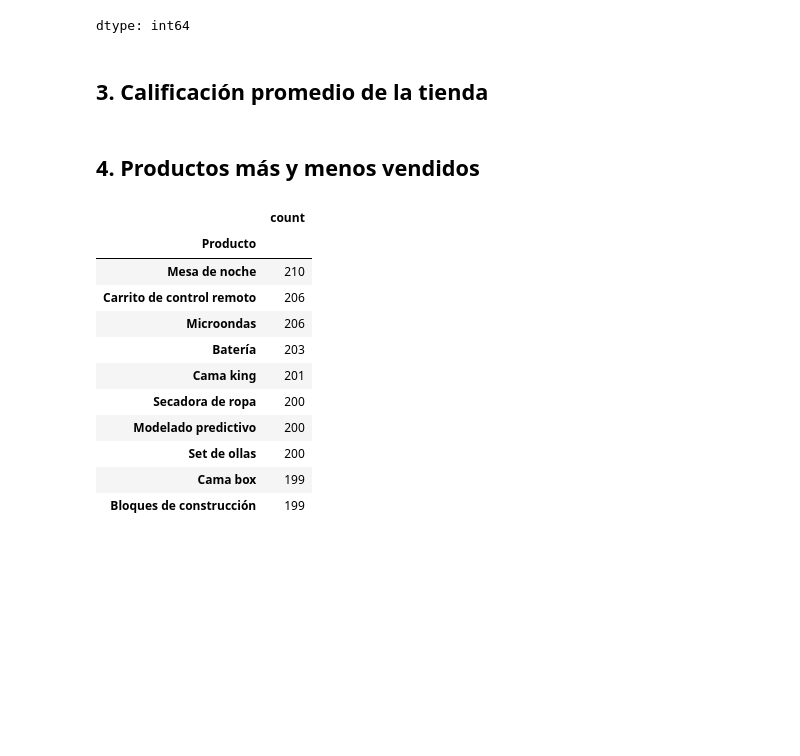
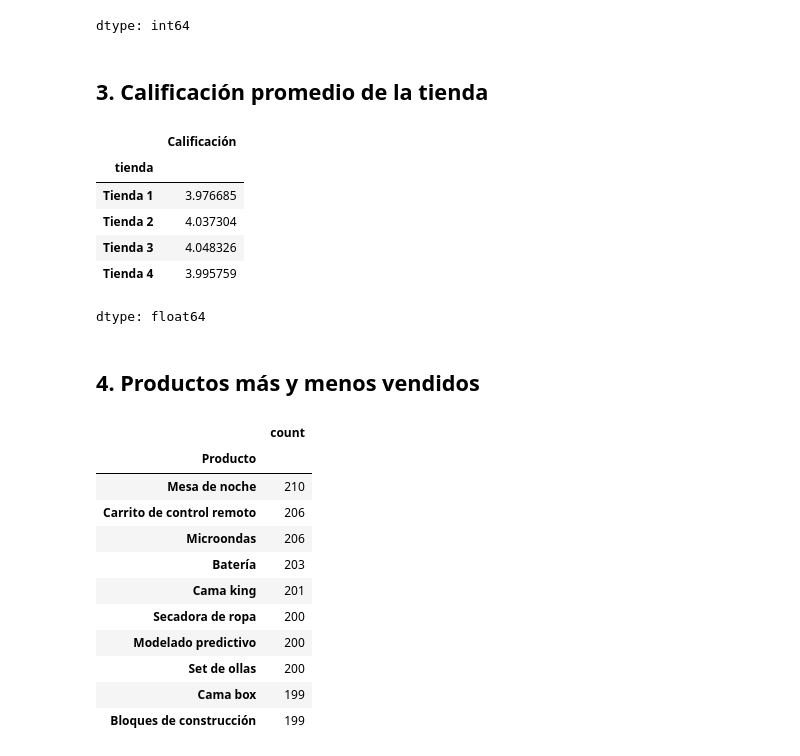
Before and after one commit to EmilioSaulG/proyecto_alura_store, a Jupyter notebook: proyecto_alura_store.ipynb, the cells around one changed output. Drawn from its saved outputs; the diff is of its cells as text; code cells hidden in the pictures; blank space fills up the shorter version.

Commit message:
Genero una copia con el promedio de calificacin de cada tienda

```diff
--- a/proyecto_alura_store.ipynb
+++ b/proyecto_alura_store.ipynb
@@ -122,6 +122,18 @@ df['Categoría del Producto'].value_counts().head(10)
 dtype: int64
 # %% [markdown]
 ## **3. Calificación promedio de la tienda**
+# %%
+#Generamos el promedio de calificacion de cada tienda
+calificacion_promedio = df.groupby('tienda')['Calificación'].mean()
+calificacion_promedio
+# %% [output]
+|  | Calificación |
+| tienda |  |
+| Tienda 1 | 3.976685 |
+| Tienda 2 | 4.037304 |
+| Tienda 3 | 4.048326 |
+| Tienda 4 | 3.995759 |
+dtype: float64
 # %% [markdown]
 ## **4. Productos más y menos vendidos**
 # %%
```
Also changed, not shown: parts of 2 cells of this notebook.
